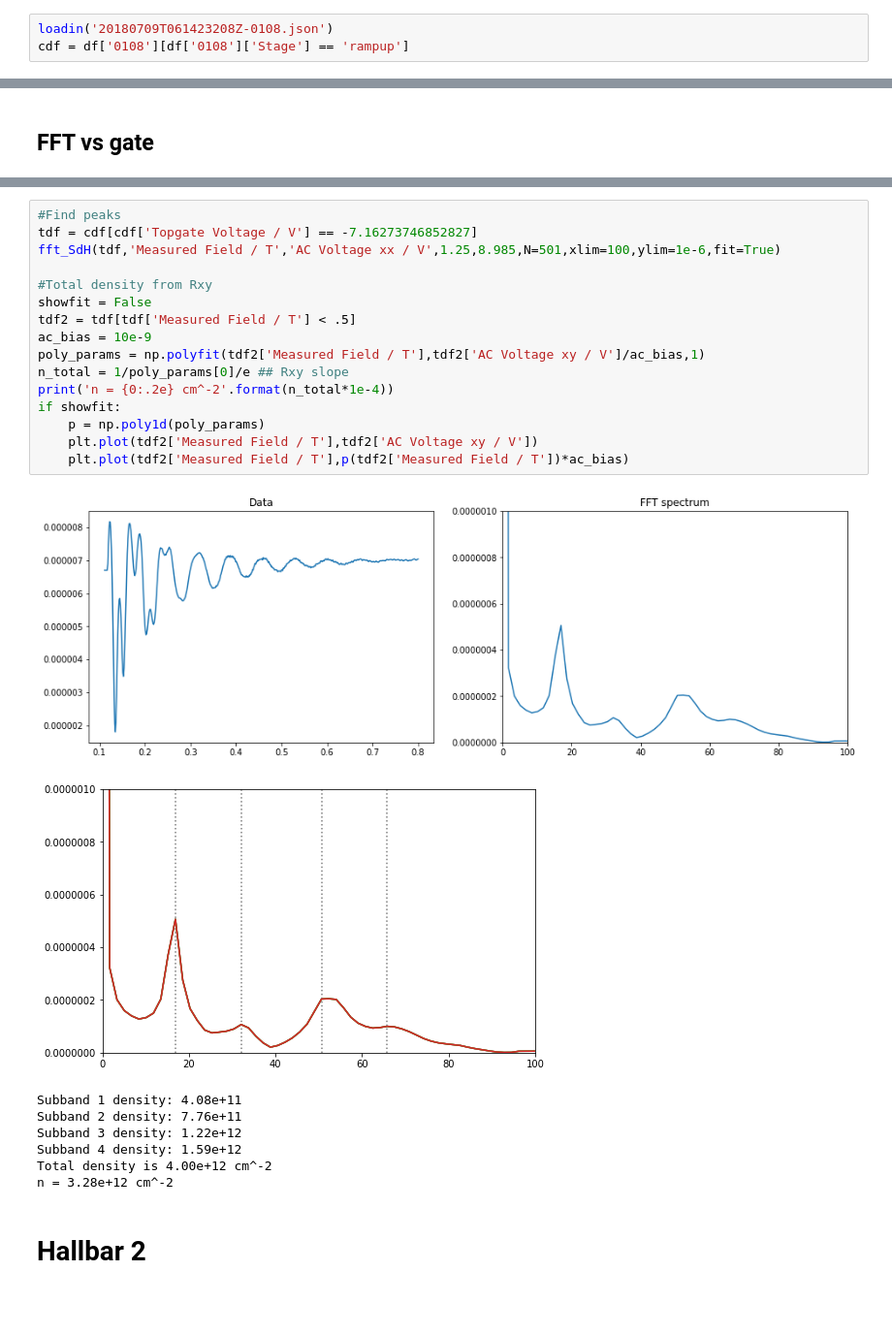
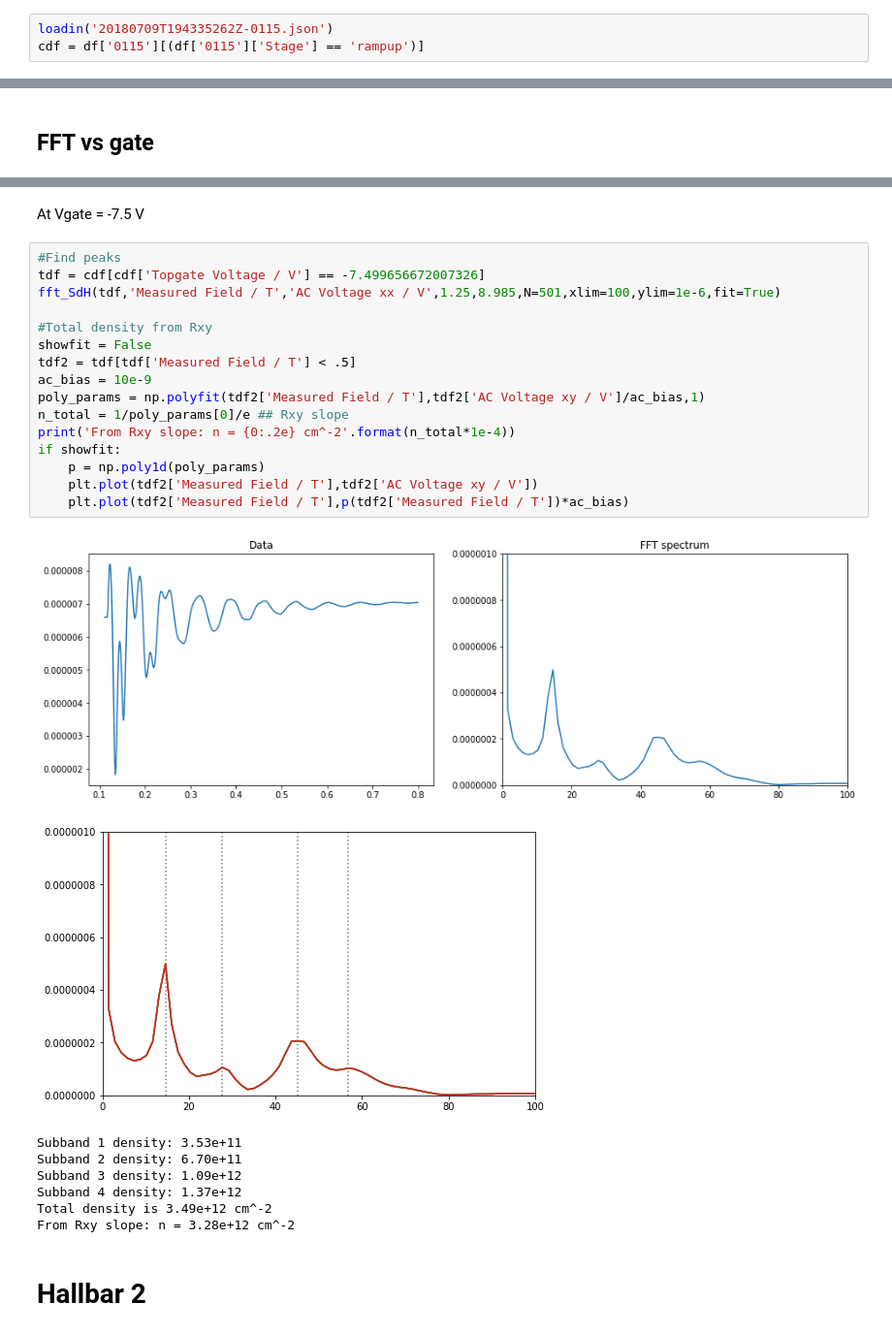
Before and after one commit to danielbouman/2deg, a Jupyter notebook: JSL49_01_qh_analysis.ipynb, the cells around one changed output, grey strips where cells are left out. Shown at 97% size. Drawn from its saved outputs; the diff is of its cells as text; blank space fills up the shorter version.

```diff
--- a/JSL49_01_qh_analysis.ipynb
+++ b/JSL49_01_qh_analysis.ipynb
@@ -571,3 +579,3 @@ Total density is 3.43e+12 cm^-2
 # %%
-loadin('20180709T061423208Z-0108.json')
-cdf = df['0108'][df['0108']['Stage'] == 'rampup']
+loadin('20180709T194335262Z-0115.json')
+cdf = df['0115'][(df['0115']['Stage'] == 'rampup')]
@@ -633,27 +662,29 @@ plt.show()
+# %% [markdown]
+At Vgate = -7.5 V
 # %%
 #Find peaks
-tdf = cdf[cdf['Topgate Voltage / V'] == -7.16273746852827]
+tdf = cdf[cdf['Topgate Voltage / V'] == -7.499656672007326]
 fft_SdH(tdf,'Measured Field / T','AC Voltage xx / V',1.25,8.985,N=501,xlim=100,ylim=1e-6,fit=True)
 
 #Total density from Rxy
 showfit = False
 tdf2 = tdf[tdf['Measured Field / T'] < .5]
 ac_bias = 10e-9
 poly_params = np.polyfit(tdf2['Measured Field / T'],tdf2['AC Voltage xy / V']/ac_bias,1)
 n_total = 1/poly_params[0]/e ## Rxy slope
-print('n = {0:.2e} cm^-2'.format(n_total*1e-4))
+print('From Rxy slope: n = {0:.2e} cm^-2'.format(n_total*1e-4))
 if showfit:
     p = np.poly1d(poly_params)
     plt.plot(tdf2['Measured Field / T'],tdf2['AC Voltage xy / V'])
     plt.plot(tdf2['Measured Field / T'],p(tdf2['Measured Field / T'])*ac_bias)
 # %% [output]
-[figure, old version]
+[figure, new version]
-[figure, old version]
+[figure, new version]
-Subband 1 density: 4.08e+11
-Subband 2 density: 7.76e+11
-Subband 3 density: 1.22e+12
-Subband 4 density: 1.59e+12
-Total density is 4.00e+12 cm^-2
-n = 3.28e+12 cm^-2
+Subband 1 density: 3.53e+11
+Subband 2 density: 6.70e+11
+Subband 3 density: 1.09e+12
+Subband 4 density: 1.37e+12
+Total density is 3.49e+12 cm^-2
+From Rxy slope: n = 3.28e+12 cm^-2
 # %% [markdown]
 # Hallbar 2
```
Also changed, not shown: parts of 32 cells of this notebook, 1 other file.
